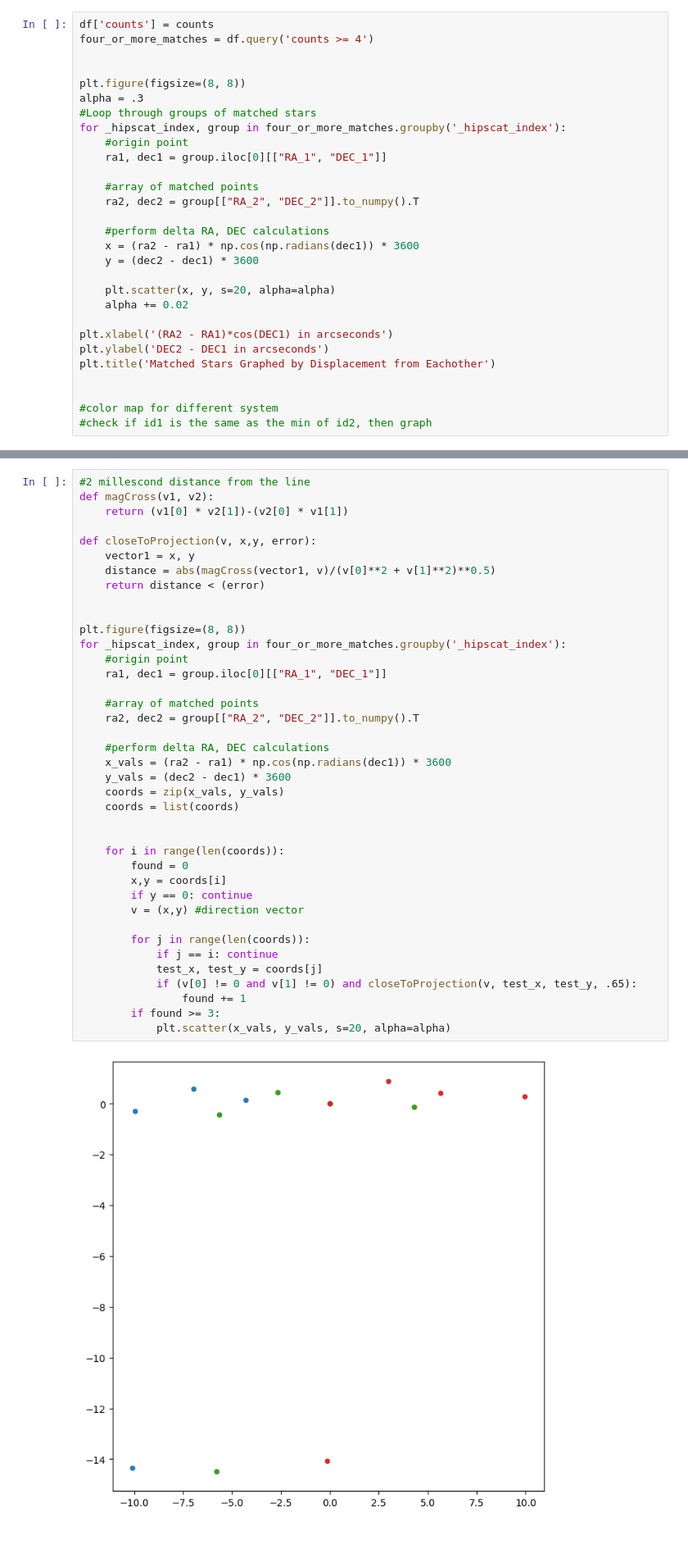
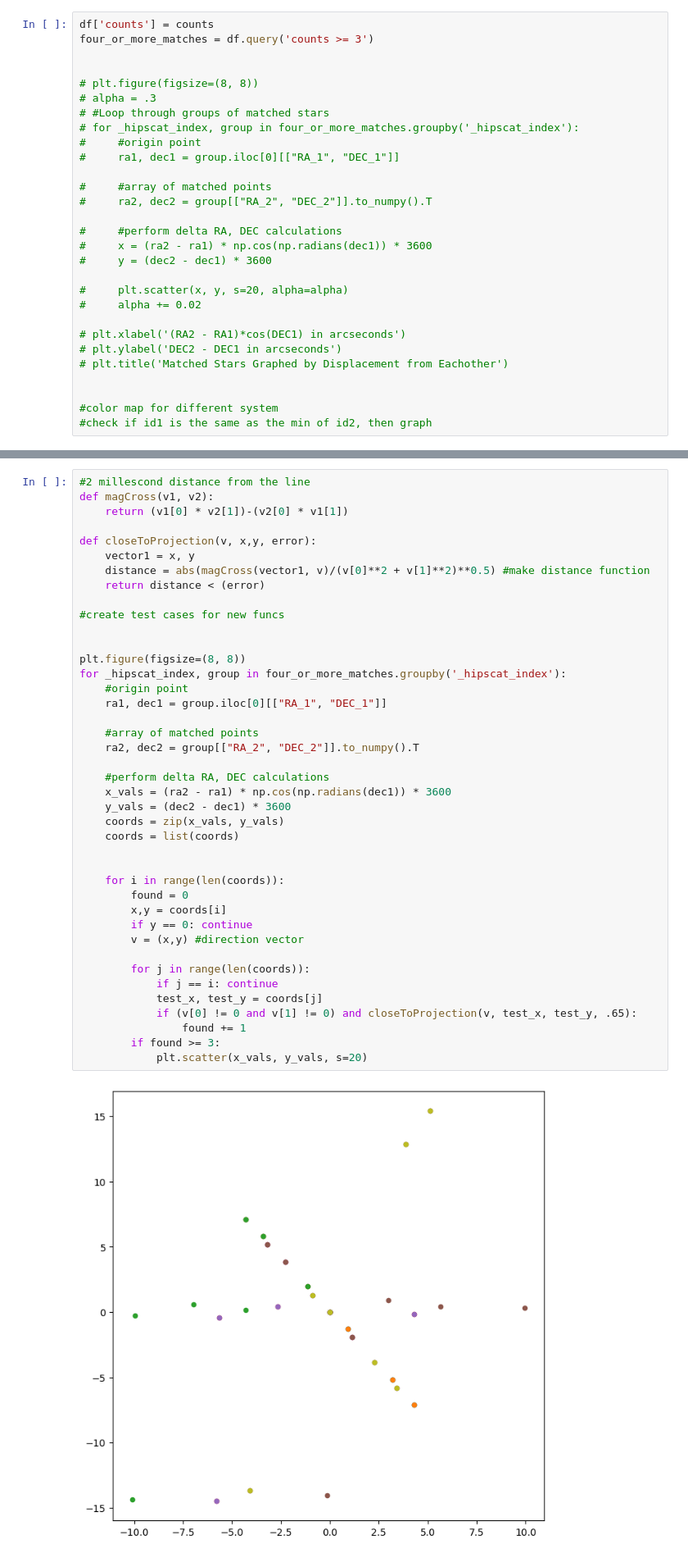
Before and after one commit to JoaoDPassos/brown-dwarf-search, a Jupyter notebook: CrossMatchFIltering.ipynb, the cells around one changed output, grey strips where cells are left out. Shown at 82% size. Cells and saved outputs as stored; diff of their text form.

```diff
--- a/CrossMatchFIltering.ipynb
+++ b/CrossMatchFIltering.ipynb
@@ -62,29 +62,29 @@ plt.yscale('log')
 [figure]
 # %%
 df['counts'] = counts
-four_or_more_matches = df.query('counts >= 4')
+four_or_more_matches = df.query('counts >= 3')
 
 
-plt.figure(figsize=(8, 8))
-alpha = .3
-#Loop through groups of matched stars
-for _hipscat_index, group in four_or_more_matches.groupby('_hipscat_index'):
-    #origin point
-    ra1, dec1 = group.iloc[0][["RA_1", "DEC_1"]]
+# plt.figure(figsize=(8, 8))
+# alpha = .3
+# #Loop through groups of matched stars
+# for _hipscat_index, group in four_or_more_matches.groupby('_hipscat_index'):
+#     #origin point
+#     ra1, dec1 = group.iloc[0][["RA_1", "DEC_1"]]
 
-    #array of matched points
-    ra2, dec2 = group[["RA_2", "DEC_2"]].to_numpy().T
+#     #array of matched points
+#     ra2, dec2 = group[["RA_2", "DEC_2"]].to_numpy().T
 
-    #perform delta RA, DEC calculations
-    x = (ra2 - ra1) * np.cos(np.radians(dec1)) * 3600
-    y = (dec2 - dec1) * 3600
+#     #perform delta RA, DEC calculations
+#     x = (ra2 - ra1) * np.cos(np.radians(dec1)) * 3600
+#     y = (dec2 - dec1) * 3600
 
-    plt.scatter(x, y, s=20, alpha=alpha)
-    alpha += 0.02
+#     plt.scatter(x, y, s=20, alpha=alpha)
+#     alpha += 0.02
 
-plt.xlabel('(RA2 - RA1)*cos(DEC1) in arcseconds')
-plt.ylabel('DEC2 - DEC1 in arcseconds')
-plt.title('Matched Stars Graphed by Displacement from Eachother')
+# plt.xlabel('(RA2 - RA1)*cos(DEC1) in arcseconds')
+# plt.ylabel('DEC2 - DEC1 in arcseconds')
+# plt.title('Matched Stars Graphed by Displacement from Eachother')
 
 
 #color map for different system
@@ -124,38 +121,40 @@ def magCross(v1, v2):
 
 def closeToProjection(v, x,y, error):
     vector1 = x, y
-    distance = abs(magCross(vector1, v)/(v[0]**2 + v[1]**2)**0.5)
+    distance = abs(magCross(vector1, v)/(v[0]**2 + v[1]**2)**0.5) #make distance function
     return distance < (error)
+
+#create test cases for new funcs
 
 
 plt.figure(figsize=(8, 8))
 for _hipscat_index, group in four_or_more_matches.groupby('_hipscat_index'):
     #origin point
     ra1, dec1 = group.iloc[0][["RA_1", "DEC_1"]]
 
     #array of matched points
     ra2, dec2 = group[["RA_2", "DEC_2"]].to_numpy().T
 
     #perform delta RA, DEC calculations
     x_vals = (ra2 - ra1) * np.cos(np.radians(dec1)) * 3600
     y_vals = (dec2 - dec1) * 3600
     coords = zip(x_vals, y_vals)
     coords = list(coords)
 
 
     for i in range(len(coords)):
         found = 0
         x,y = coords[i]
         if y == 0: continue
         v = (x,y) #direction vector
 
         for j in range(len(coords)):
             if j == i: continue
             test_x, test_y = coords[j]
             if (v[0] != 0 and v[1] != 0) and closeToProjection(v, test_x, test_y, .65):
                 found += 1
         if found >= 3:
-            plt.scatter(x_vals, y_vals, s=20, alpha=alpha)
+            plt.scatter(x_vals, y_vals, s=20)
 # %% [output]
-[figure, old version]
+[figure, new version]
 # %%
```
Also changed, not shown: parts of 3 cells of this notebook, 1 other file.
